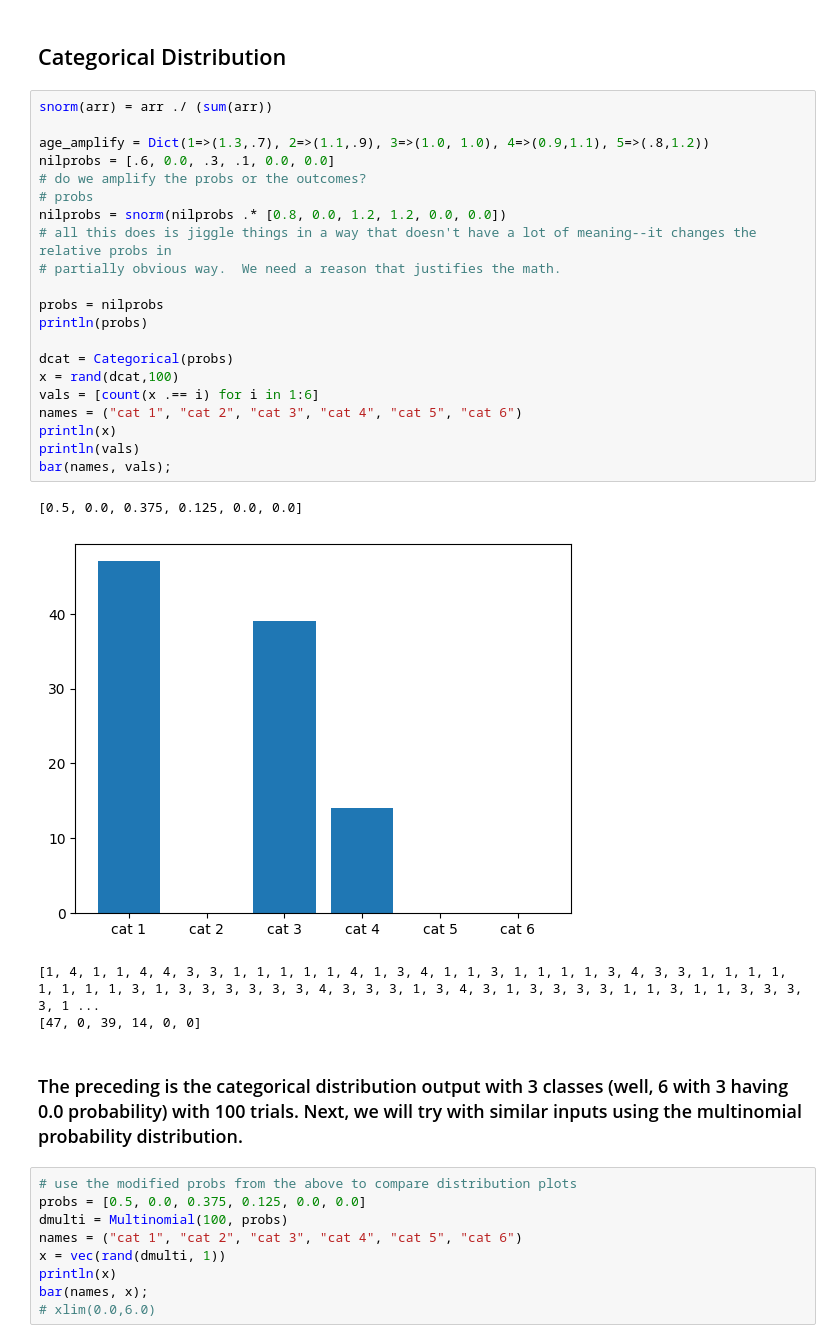
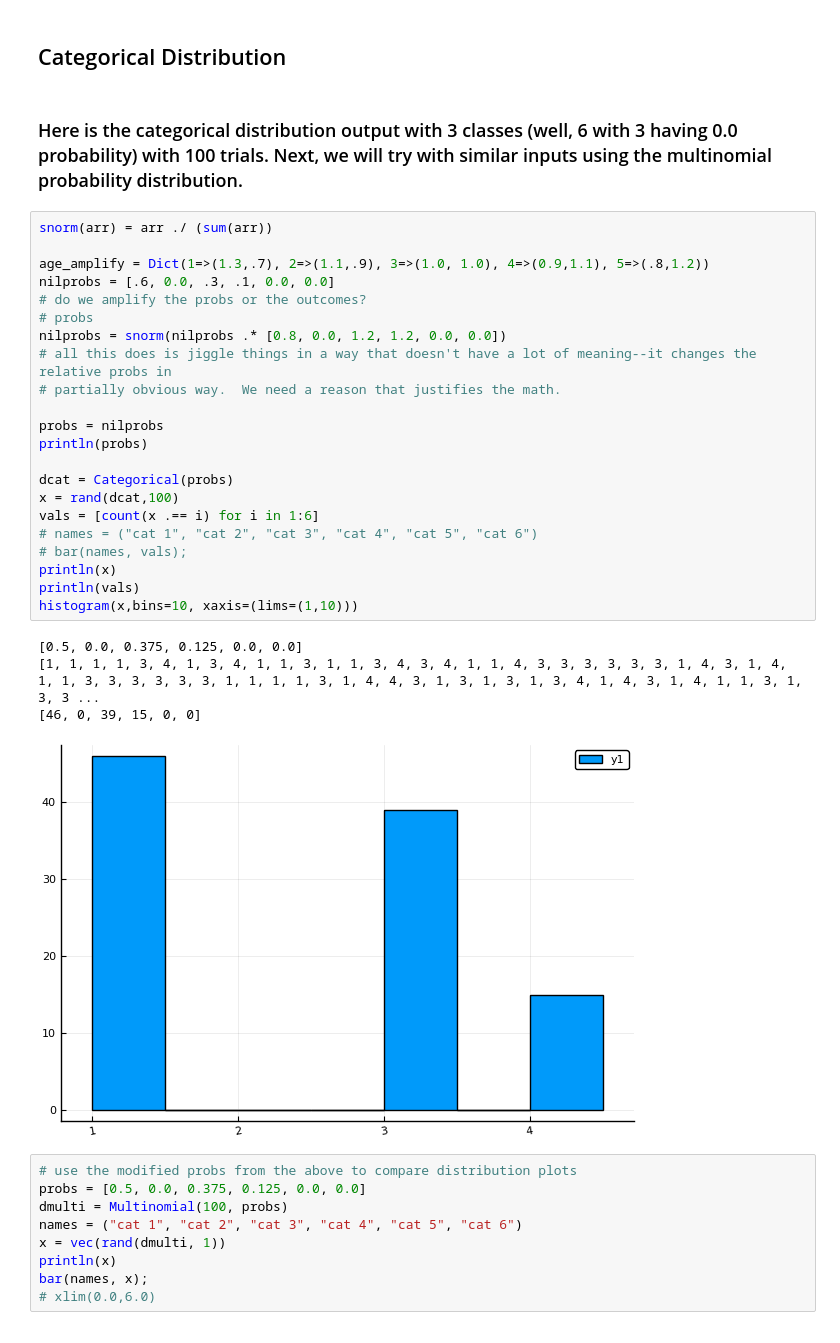
Before and after one commit to lewisl/CovidSim, a Jupyter notebook: prototyping.ipynb, the cells around one changed output. Saved outputs shown, nothing was run; the diff lists cells and outputs as text.

```diff
--- a/prototyping.ipynb
+++ b/prototyping.ipynb
@@ -202,34 +144,35 @@ println(hh[2])
 [1.0, 1.5, 2.0, 2.5, 3.0, 3.5, 4.0]
 # %% [markdown]
 ## Categorical Distribution
+# %% [markdown]
+### Here is the categorical distribution output with 3 classes (well, 6 with 3 having 0.0 probability) with 100 trials. Next, we will try with similar inputs using the multinomial probability distribution.
 # %%
 snorm(arr) = arr ./ (sum(arr))
 
 age_amplify = Dict(1=>(1.3,.7), 2=>(1.1,.9), 3=>(1.0, 1.0), 4=>(0.9,1.1), 5=>(.8,1.2))
 nilprobs = [.6, 0.0, .3, .1, 0.0, 0.0]
 # do we amplify the probs or the outcomes?
 # probs
 nilprobs = snorm(nilprobs .* [0.8, 0.0, 1.2, 1.2, 0.0, 0.0])
 # all this does is jiggle things in a way that doesn't have a lot of meaning--it changes the relative probs in
 # partially obvious way.  We need a reason that justifies the math.
 
 probs = nilprobs
 println(probs)
 
 dcat = Categorical(probs)
 x = rand(dcat,100)
 vals = [count(x .== i) for i in 1:6]
-names = ("cat 1", "cat 2", "cat 3", "cat 4", "cat 5", "cat 6")
+# names = ("cat 1", "cat 2", "cat 3", "cat 4", "cat 5", "cat 6")
+# bar(names, vals);
 println(x)
 println(vals)
-bar(names, vals);
+histogram(x,bins=10, xaxis=(lims=(1,10)))
 # %% [output]
 [0.5, 0.0, 0.375, 0.125, 0.0, 0.0]
+[1, 1, 1, 1, 3, 4, 1, 3, 4, 1, 1, 3, 1, 1, 3, 4, 3, 4, 1, 1, 4, 3, 3, 3, 3, 3, 3, 1, 4, 3, 1, 4, 1, 1, 3, 3, 3, 3, 3, 3, 1, 1, 1, 1, 3, 1, 4, 4, 3, 1, 3, 1, 3, 1, 3, 4, 1, 4, 3, 1, 4, 1, 1, 3, 1, 3, 3 ...
+[46, 0, 39, 15, 0, 0]
-[figure, old version]
+[figure, new version]
-[1, 4, 1, 1, 4, 4, 3, 3, 1, 1, 1, 1, 1, 4, 1, 3, 4, 1, 1, 3, 1, 1, 1, 1, 3, 4, 3, 3, 1, 1, 1, 1, 1, 1, 1, 1, 3, 1, 3, 3, 3, 3, 3, 3, 4, 3, 3, 3, 1, 3, 4, 3, 1, 3, 3, 3, 3, 1, 1, 3, 1, 1, 3, 3, 3, 3, 1 ...
-[47, 0, 39, 14, 0, 0]
-# %% [markdown]
-### The preceding is the categorical distribution output with 3 classes (well, 6 with 3 having 0.0 probability) with 100 trials. Next, we will try with similar inputs using the multinomial probability distribution.
 # %%
 # use the modified probs from the above to compare distribution plots
 probs = [0.5, 0.0, 0.375, 0.125, 0.0, 0.0]
```
Also changed, not shown: parts of 11 cells of this notebook, 7 other files.
